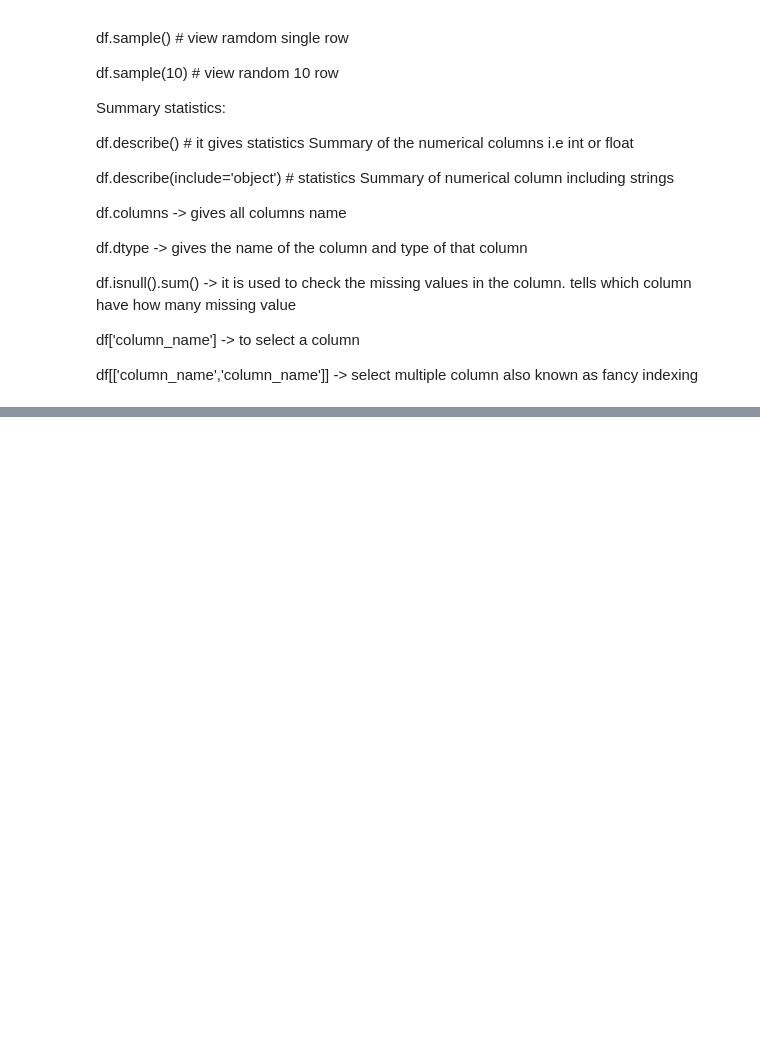
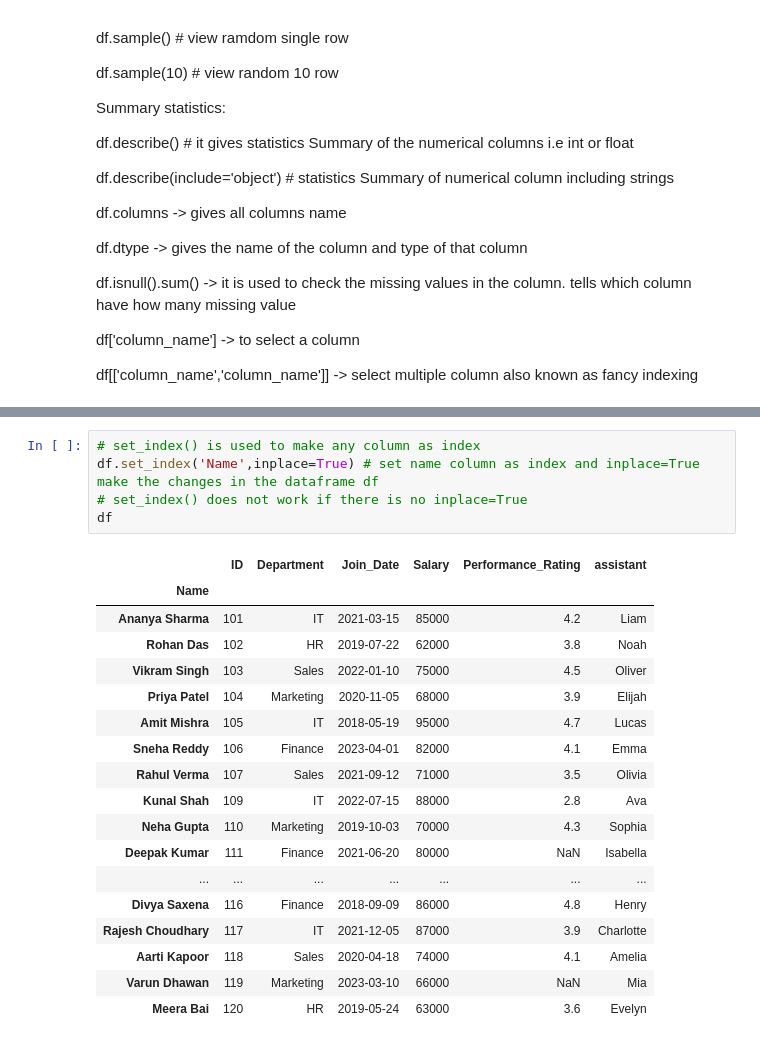
Before and after one commit to bikashsahani/Pandas, a Jupyter notebook: pandas_note.ipynb, the cells around one changed output, grey strips where cells are left out. Saved outputs shown, nothing was run; the diff lists cells and outputs as text; blank space fills up the shorter version.

```diff
--- a/pandas_note.ipynb
+++ b/pandas_note.ipynb
@@ -231,0 +407,24 @@ df[['column_name','column_name']] -> select multiple column also known as fancy
+# %%
+# set_index() is used to make any column as index
+df.set_index('Name',inplace=True) # set name column as index and inplace=True make the changes in the dataframe df
+# set_index() does not work if there is no inplace=True
+df
+# %% [output]
+|  | ID | Department | Join_Date | Salary | Performance_Rating | assistant |
+| Name |  |  |  |  |  |  |
+| Ananya Sharma | 101 | IT | 2021-03-15 | 85000 | 4.2 | Liam |
+| Rohan Das | 102 | HR | 2019-07-22 | 62000 | 3.8 | Noah |
+| Vikram Singh | 103 | Sales | 2022-01-10 | 75000 | 4.5 | Oliver |
+| Priya Patel | 104 | Marketing | 2020-11-05 | 68000 | 3.9 | Elijah |
+| Amit Mishra | 105 | IT | 2018-05-19 | 95000 | 4.7 | Lucas |
+| Sneha Reddy | 106 | Finance | 2023-04-01 | 82000 | 4.1 | Emma |
+| Rahul Verma | 107 | Sales | 2021-09-12 | 71000 | 3.5 | Olivia |
+| Kunal Shah | 109 | IT | 2022-07-15 | 88000 | 2.8 | Ava |
+| Neha Gupta | 110 | Marketing | 2019-10-03 | 70000 | 4.3 | Sophia |
+| Deepak Kumar | 111 | Finance | 2021-06-20 | 80000 | NaN | Isabella |
+| ... | ... | ... | ... | ... | ... | ... |
+| Divya Saxena | 116 | Finance | 2018-09-09 | 86000 | 4.8 | Henry |
+| Rajesh Choudhary | 117 | IT | 2021-12-05 | 87000 | 3.9 | Charlotte |
+| Aarti Kapoor | 118 | Sales | 2020-04-18 | 74000 | 4.1 | Amelia |
+| Varun Dhawan | 119 | Marketing | 2023-03-10 | 66000 | NaN | Mia |
+| Meera Bai | 120 | HR | 2019-05-24 | 63000 | 3.6 | Evelyn |
```
Also changed, not shown: parts of 12 cells of this notebook.
